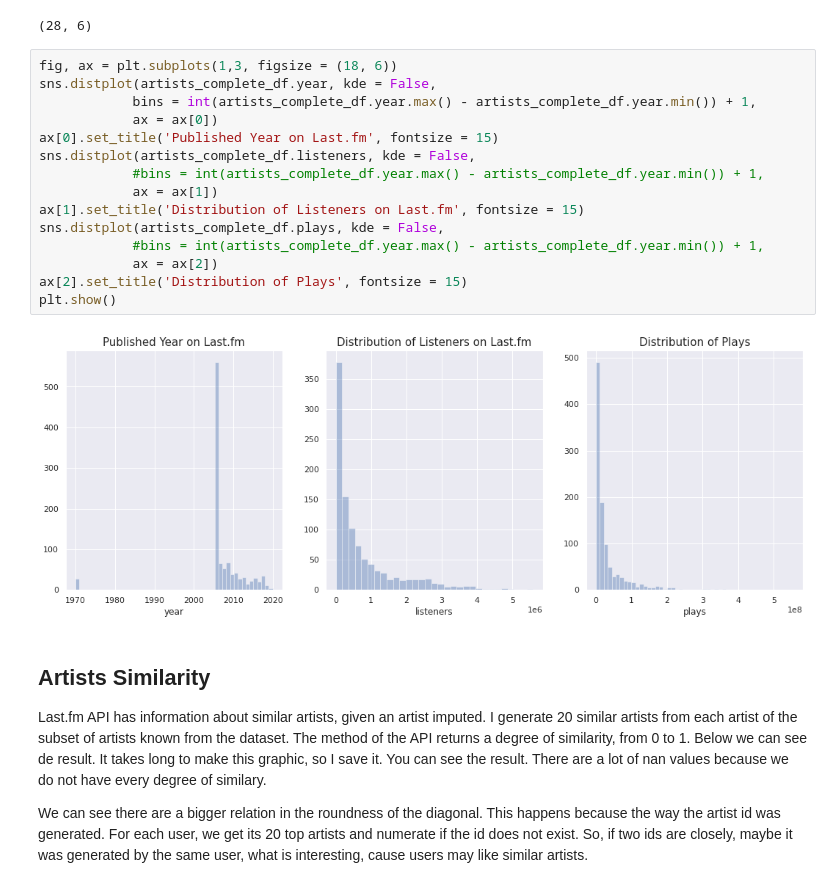
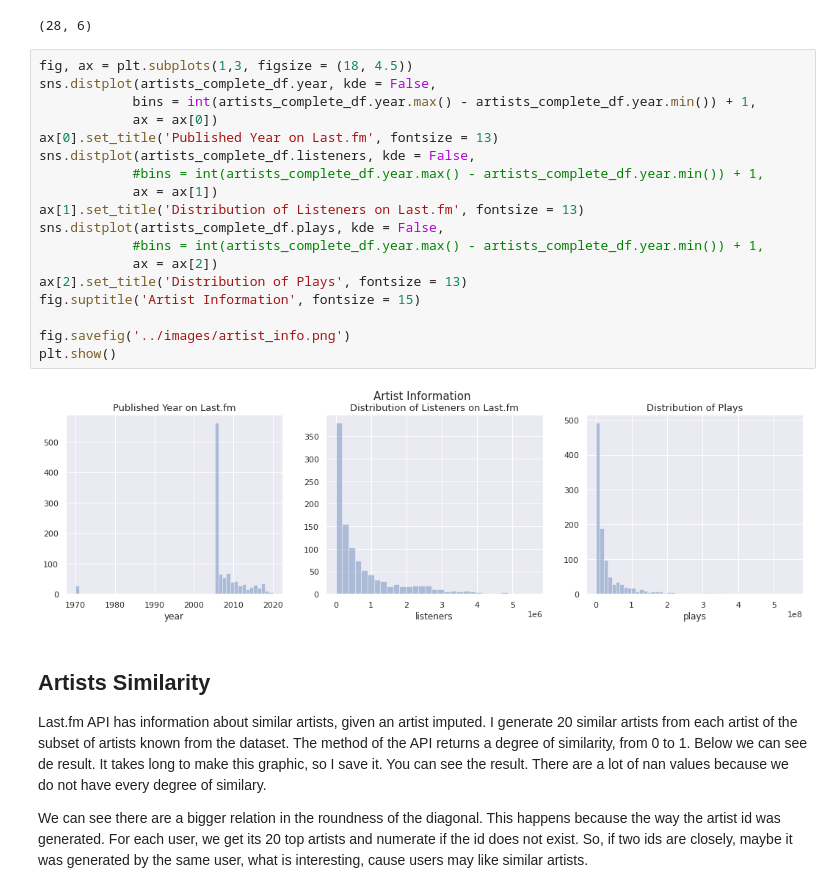
Before and after one commit to lucasresck/espotifai, a Jupyter notebook: notebooks/lastfm_data_analysis.ipynb, the cells around one changed output. Drawn from its saved outputs; the diff is of its cells as text.

```diff
--- a/notebooks/lastfm_data_analysis.ipynb
+++ b/notebooks/lastfm_data_analysis.ipynb
@@ -477,22 +480,25 @@ artists_complete_df[artists_complete_df.year < 2000].shape
 # %% [output]
 (28, 6)
 # %%
-fig, ax = plt.subplots(1,3, figsize = (18, 6))
+fig, ax = plt.subplots(1,3, figsize = (18, 4.5))
 sns.distplot(artists_complete_df.year, kde = False,
             bins = int(artists_complete_df.year.max() - artists_complete_df.year.min()) + 1,
             ax = ax[0])
-ax[0].set_title('Published Year on Last.fm', fontsize = 15)
+ax[0].set_title('Published Year on Last.fm', fontsize = 13)
 sns.distplot(artists_complete_df.listeners, kde = False,
             #bins = int(artists_complete_df.year.max() - artists_complete_df.year.min()) + 1,
             ax = ax[1])
-ax[1].set_title('Distribution of Listeners on Last.fm', fontsize = 15)
+ax[1].set_title('Distribution of Listeners on Last.fm', fontsize = 13)
 sns.distplot(artists_complete_df.plays, kde = False,
             #bins = int(artists_complete_df.year.max() - artists_complete_df.year.min()) + 1,
             ax = ax[2])
-ax[2].set_title('Distribution of Plays', fontsize = 15)
+ax[2].set_title('Distribution of Plays', fontsize = 13)
+fig.suptitle('Artist Information', fontsize = 15)
+
+fig.savefig('../images/artist_info.png')
 plt.show()
 # %% [output]
-[figure, old version]
+[figure, new version]
 # %% [markdown]
 ## Artists Similarity
 
```
Also changed, not shown: parts of 2 cells of this notebook, 5 other files.
